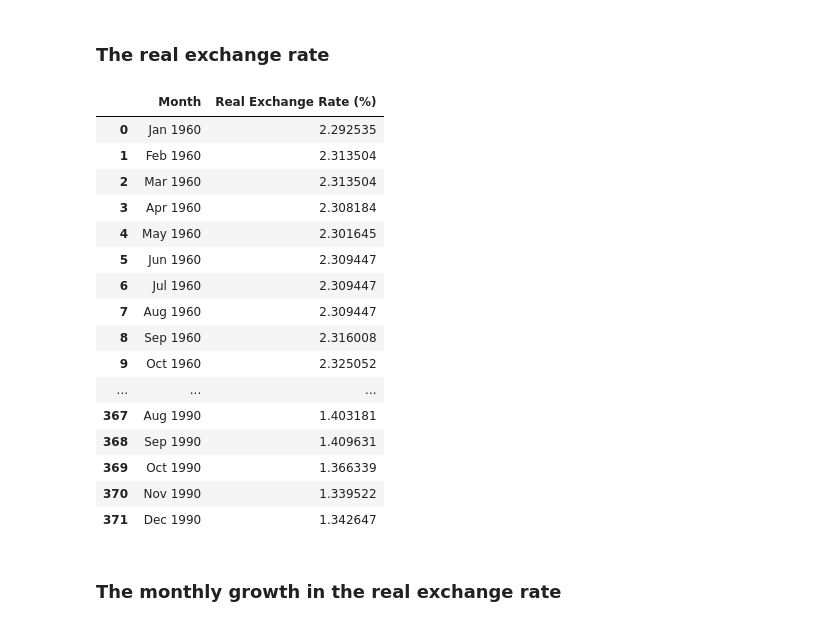
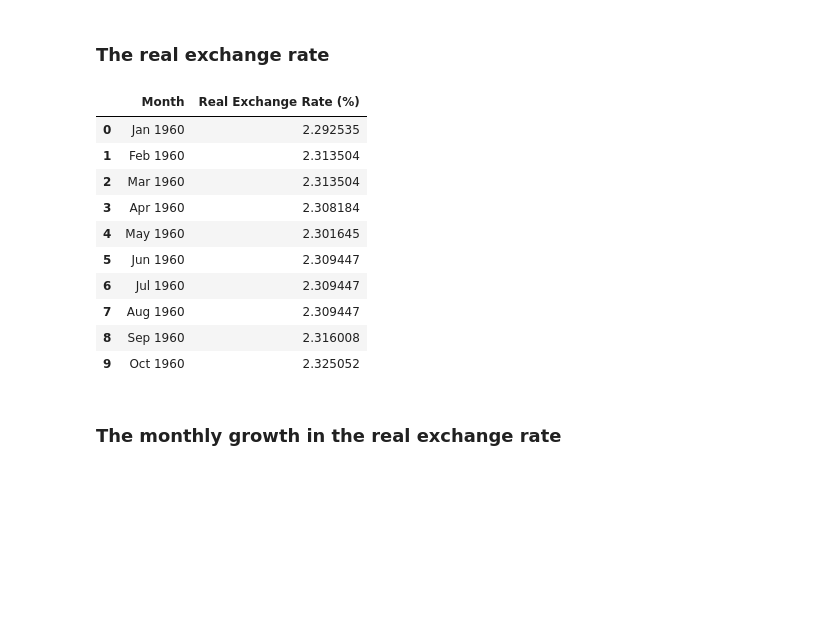
Before and after one commit to AmayP22/EC1B1_Coursework, a Jupyter notebook: EC1B1 Coursework.ipynb, the cells around one changed output. Saved outputs shown, nothing was run; the diff lists cells and outputs as text; code cells hidden in the pictures; blank space fills up the shorter version.

```diff
--- a/EC1B1 Coursework.ipynb
+++ b/EC1B1 Coursework.ipynb
@@ -129,26 +105,22 @@ real_exchange_rate = (merged_df.iloc[2, 2:]) * (merged_df.iloc[6, 2:]) / (merged
 # %%
 real_exchange_rate_df = pd.DataFrame(real_exchange_rate).reset_index() # repeat the constructing steps above
 real_exchange_rate_df.columns = ['Month', 'Real Exchange Rate (%)']
 new_month_names = merged_df.iloc[0, 2:].values
 real_exchange_rate_df['Month'] = new_month_names
+
+real_exchange_rate_df.head(10)
 # %% [output]
 |  | Month | Real Exchange Rate (%) |
 | 0 | Jan 1960 | 2.292535 |
 | 1 | Feb 1960 | 2.313504 |
 | 2 | Mar 1960 | 2.313504 |
 | 3 | Apr 1960 | 2.308184 |
 | 4 | May 1960 | 2.301645 |
 | 5 | Jun 1960 | 2.309447 |
 | 6 | Jul 1960 | 2.309447 |
 | 7 | Aug 1960 | 2.309447 |
 | 8 | Sep 1960 | 2.316008 |
 | 9 | Oct 1960 | 2.325052 |
-| ... | ... | ... |
-| 367 | Aug 1990 | 1.403181 |
-| 368 | Sep 1990 | 1.409631 |
-| 369 | Oct 1990 | 1.366339 |
-| 370 | Nov 1990 | 1.339522 |
-| 371 | Dec 1990 | 1.342647 |
 # %% [markdown]
 ### The monthly growth in the real exchange rate
 # %%
```
Also changed, not shown: parts of 12 cells of this notebook.
